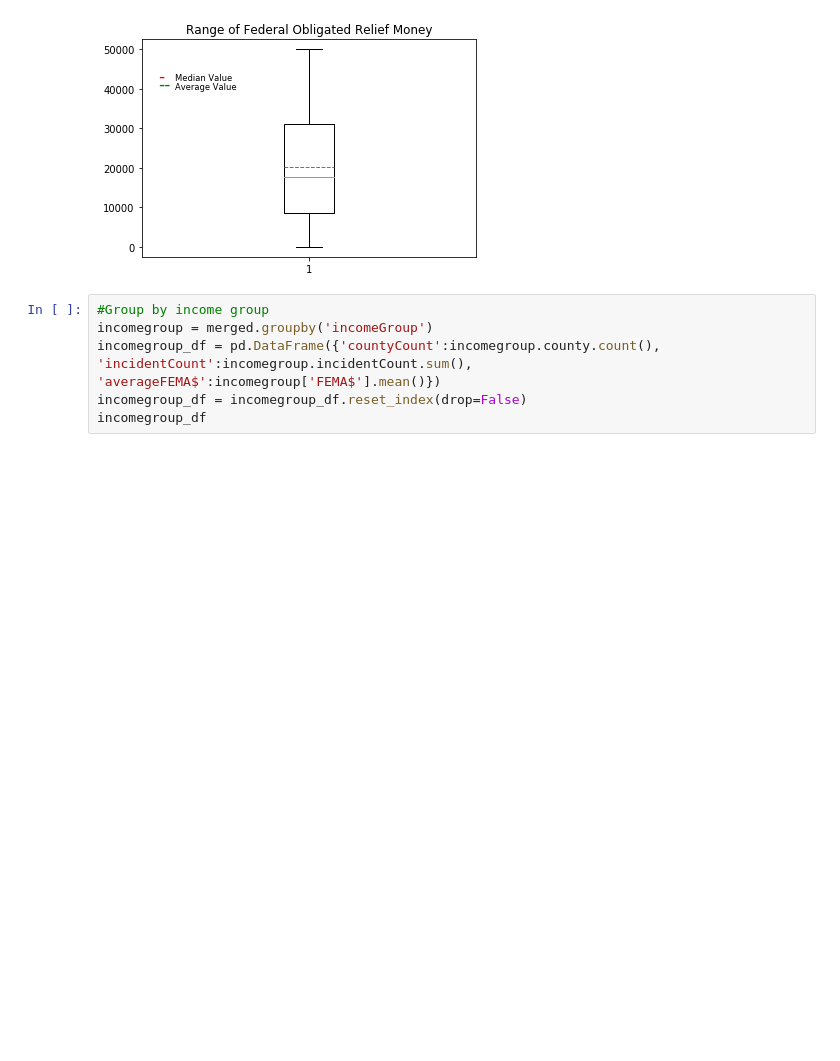
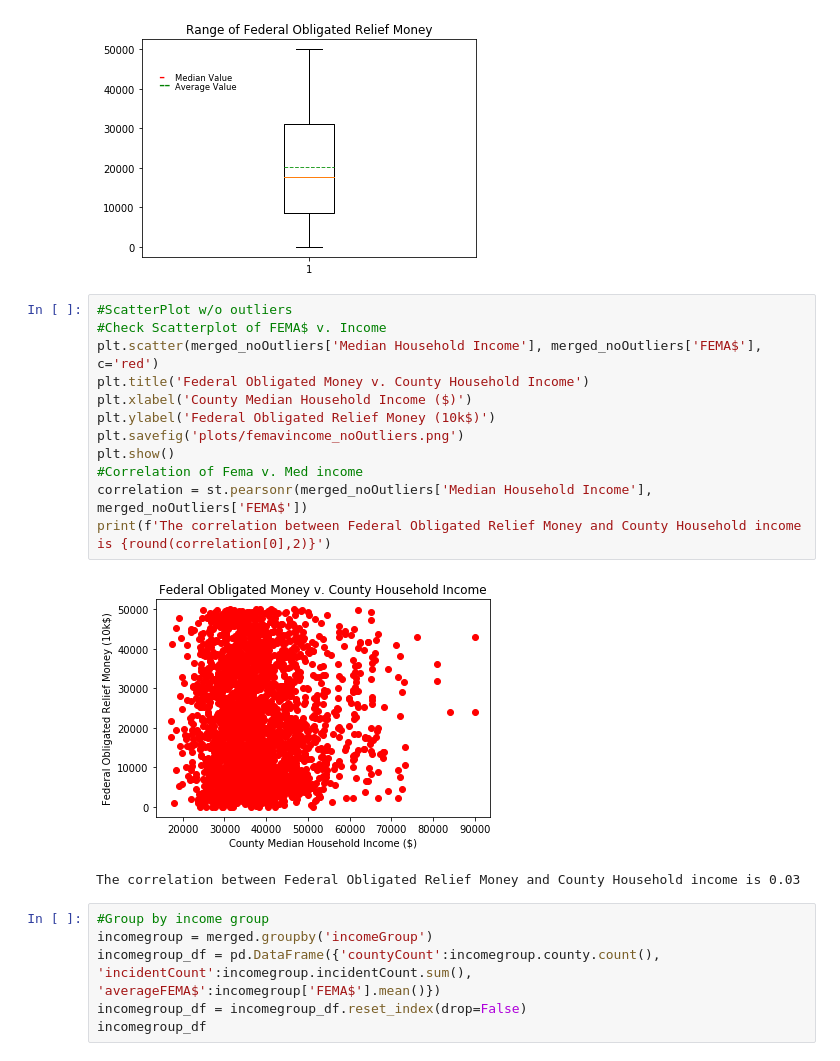
Before and after one commit to chunwong7/Project_1, a Jupyter notebook: SAPIE_analysis.ipynb, the cells around one changed output. Drawn from its saved outputs; the diff is of its cells as text; blank space fills up the shorter version.

Commit message:
Addes scatterplot of fema$ v. med income w/o outliers

```diff
--- a/SAPIE_analysis.ipynb
+++ b/SAPIE_analysis.ipynb
@@ -113,6 +113,21 @@ plt.savefig('plots/femarange_noOutliers.png')
 plt.show()
 # %% [output]
 [figure]
+# %%
+#ScatterPlot w/o outliers
+#Check Scatterplot of FEMA$ v. Income
+plt.scatter(merged_noOutliers['Median Household Income'], merged_noOutliers['FEMA$'], c='red')
+plt.title('Federal Obligated Money v. County Household Income')
+plt.xlabel('County Median Household Income ($)')
+plt.ylabel('Federal Obligated Relief Money (10k$)')
+plt.savefig('plots/femavincome_noOutliers.png')
+plt.show()
+#Correlation of Fema v. Med income
+correlation = st.pearsonr(merged_noOutliers['Median Household Income'], merged_noOutliers['FEMA$'])
+print(f'The correlation between Federal Obligated Relief Money and County Household income is {round(correlation[0],2)}')
+# %% [output]
+[figure, added]
+The correlation between Federal Obligated Relief Money and County Household income is 0.03
 # %%
 #Group by income group
 incomegroup = merged.groupby('incomeGroup')
```
Also changed, not shown: 1 other file.
